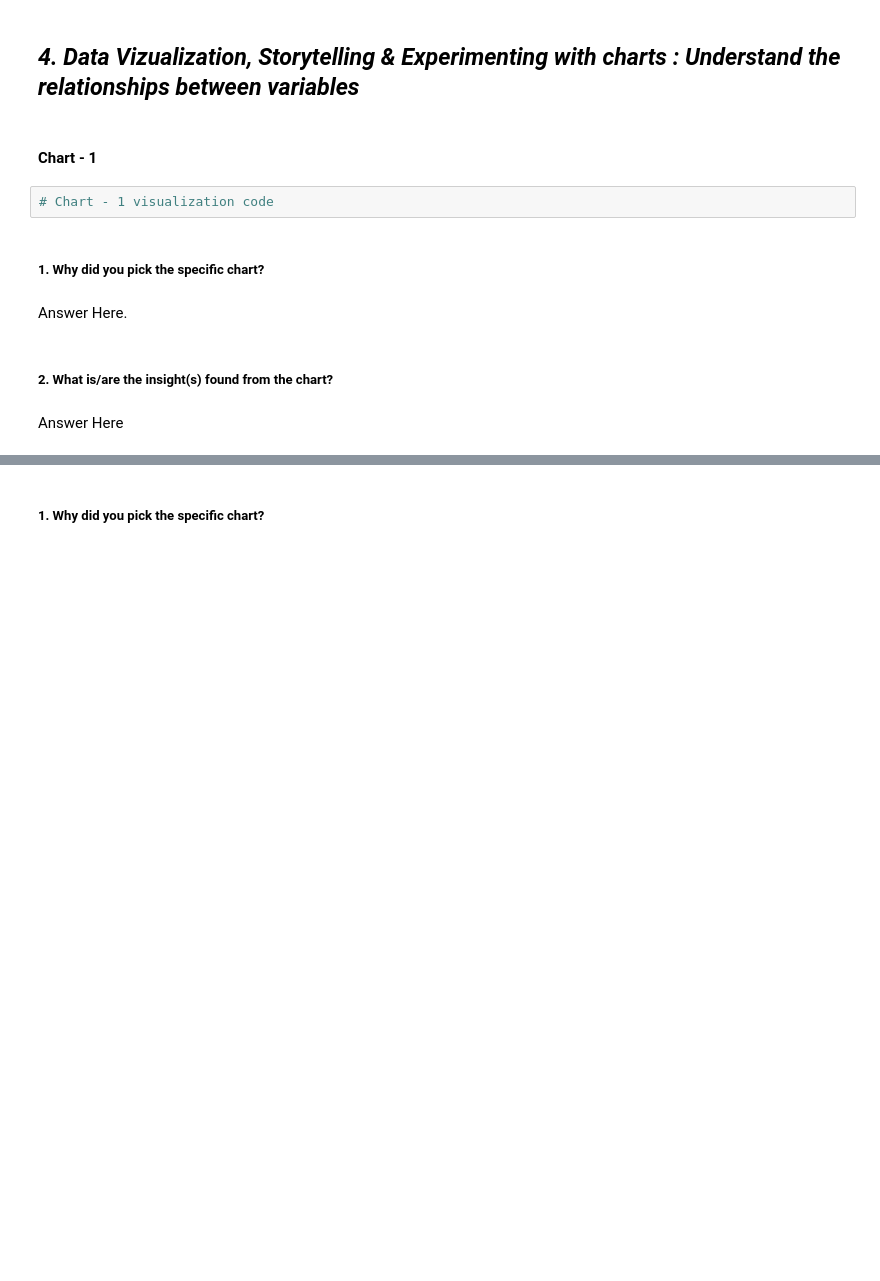
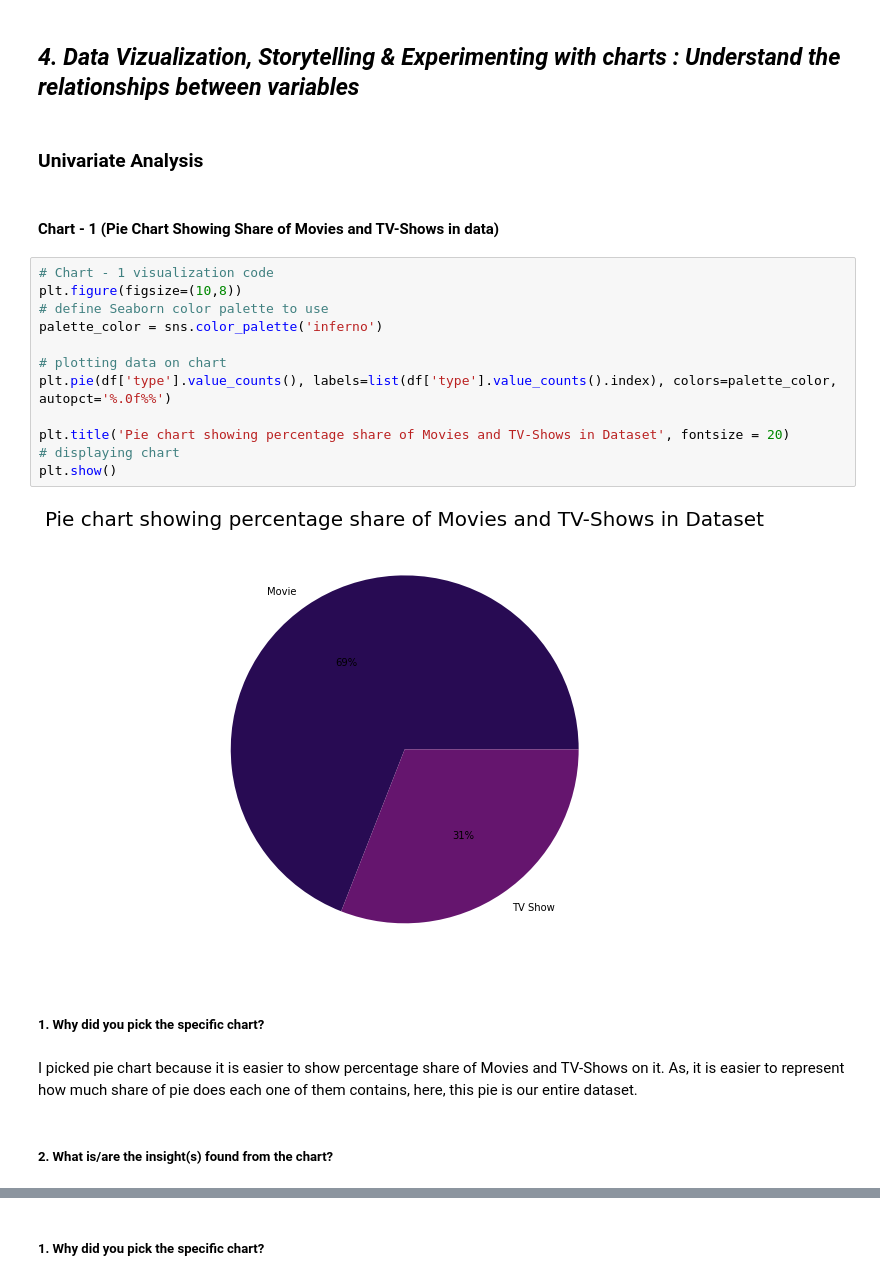
Before and after one commit to Bprs68/Netflix-content-clustering, a Jupyter notebook: Netflix_Movies_and_TV_Show_clustering.ipynb, the cells around one changed output, grey strips where cells are left out. Cells and saved outputs as stored; diff of their text form; blank space fills up the shorter version.

```diff
--- a/Netflix_Movies_and_TV_Show_clustering.ipynb
+++ b/Netflix_Movies_and_TV_Show_clustering.ipynb
@@ -443,14 +520,26 @@ Answer Here.
 # %% [markdown]
 ## ***4. Data Vizualization, Storytelling & Experimenting with charts : Understand the relationships between variables***
-# %% [markdown]
-#### Chart - 1
-# %%
-# Chart - 1 visualization code
+# %% [markdown]
+### Univariate Analysis
+# %% [markdown]
+#### Chart - 1 (**Pie Chart Showing Share of Movies and TV-Shows in data**)
+# %%
+# Chart - 1 visualization code
+plt.figure(figsize=(10,8))
+# define Seaborn color palette to use
+palette_color = sns.color_palette('inferno')
+
+# plotting data on chart
+plt.pie(df['type'].value_counts(), labels=list(df['type'].value_counts().index), colors=palette_color, autopct='%.0f%%')
+
+plt.title('Pie chart showing percentage share of Movies and TV-Shows in Dataset', fontsize = 20)
+# displaying chart
+plt.show()
+# %% [output]
+[figure, added]
 # %% [markdown]
 ##### 1. Why did you pick the specific chart?
-# %% [markdown]
-Answer Here.
+# %% [markdown]
+I picked pie chart because it is easier to show percentage share of Movies and TV-Shows on it. As, it is easier to represent how much share of pie does each one of them contains, here, this pie is our entire dataset.
 # %% [markdown]
 ##### 2. What is/are the insight(s) found from the chart?
-# %% [markdown]
-Answer Here
```
Also changed, not shown: parts of 72 cells of this notebook.
